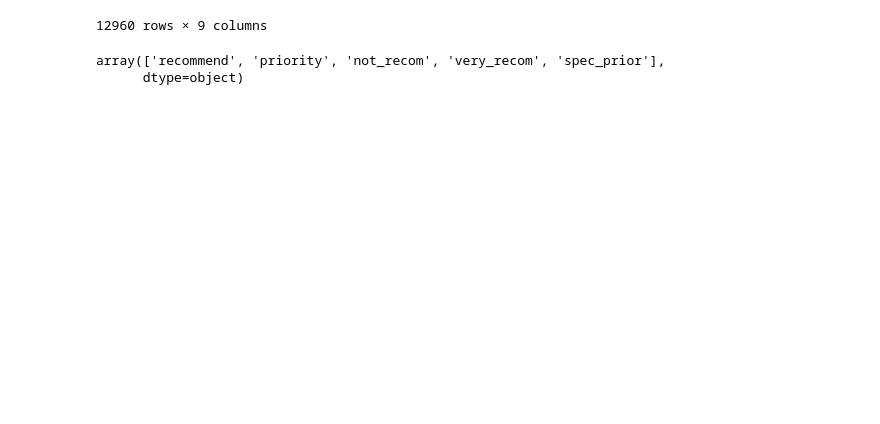
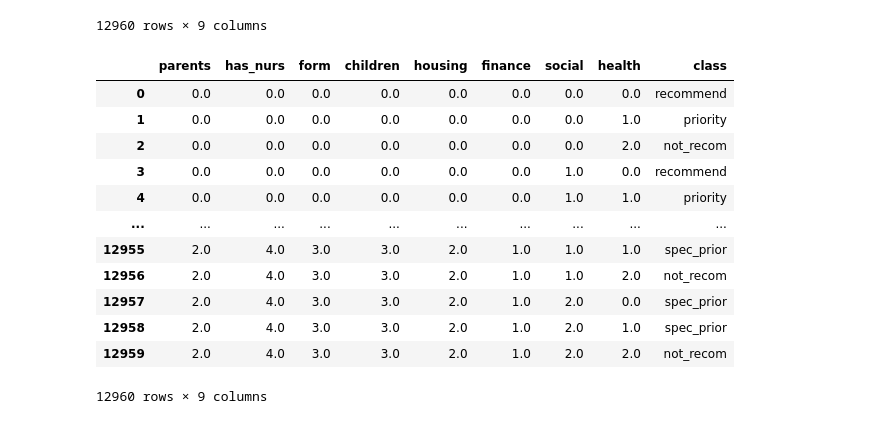
Before and after one commit to JPOrtegaa/score-drift-quantification, a Jupyter notebook: difficulty_labeling.ipynb, the cells around one changed output. Saved outputs shown, nothing was run; the diff lists cells and outputs as text; code cells hidden in the pictures; blank space fills up the shorter version.

```diff
--- a/difficulty_labeling.ipynb
+++ b/difficulty_labeling.ipynb
@@ -76,8 +76,3 @@ df
 | 12958 | great_pret | very_crit | foster | more | critical | inconv | problematic | priority | spec_prior |
 | 12959 | great_pret | very_crit | foster | more | critical | inconv | problematic | not_recom | not_recom |
 12960 rows × 9 columns
-# %%
-df['class'].unique()
-# %% [output]
-array(['recommend', 'priority', 'not_recom', 'very_recom', 'spec_prior'],
-      dtype=object)
@@ -84,2 +85,46 @@ array(['recommend', 'priority', 'not_recom', 'very_recom', 'spec_prior'],
+# %%
+import pandas as pd
+from sklearn.preprocessing import OrdinalEncoder
+
+# Define the categories with the desired order
+categories = [
+    ['usual', 'pretentious', 'great_pret'],  # parents
+    ['proper', 'less_proper', 'improper', 'critical', 'very_crit'],  # has_nurs
+    ['complete', 'completed', 'incomplete', 'foster'],  # form
+    ['1', '2', '3', 'more'],  # children
+    ['convenient', 'less_conv', 'critical'],  # housing
+    ['convenient', 'inconv'],  # finance
+    ['nonprob', 'slightly_prob', 'problematic'],  # social
+    ['recommended', 'priority', 'not_recom']  # health
+]
+
+# Initialize the OrdinalEncoder with the specified categories
+ordinal_encoder = OrdinalEncoder(categories=categories)
+
+classes = df.pop('class')
+columns = df.columns
+
+# Fit and transform the data
+df = ordinal_encoder.fit_transform(df)
+
+# Convert the result back to a DataFrame for better readability
+df = pd.DataFrame(df, columns=columns)
+df['class'] = classes
+
+df
+# %% [output]
+|  | parents | has_nurs | form | children | housing | finance | social | health | class |
+| 0 | 0.0 | 0.0 | 0.0 | 0.0 | 0.0 | 0.0 | 0.0 | 0.0 | recommend |
+| 1 | 0.0 | 0.0 | 0.0 | 0.0 | 0.0 | 0.0 | 0.0 | 1.0 | priority |
+| 2 | 0.0 | 0.0 | 0.0 | 0.0 | 0.0 | 0.0 | 0.0 | 2.0 | not_recom |
+| 3 | 0.0 | 0.0 | 0.0 | 0.0 | 0.0 | 0.0 | 1.0 | 0.0 | recommend |
+| 4 | 0.0 | 0.0 | 0.0 | 0.0 | 0.0 | 0.0 | 1.0 | 1.0 | priority |
+| ... | ... | ... | ... | ... | ... | ... | ... | ... | ... |
+| 12955 | 2.0 | 4.0 | 3.0 | 3.0 | 2.0 | 1.0 | 1.0 | 1.0 | spec_prior |
+| 12956 | 2.0 | 4.0 | 3.0 | 3.0 | 2.0 | 1.0 | 1.0 | 2.0 | not_recom |
+| 12957 | 2.0 | 4.0 | 3.0 | 3.0 | 2.0 | 1.0 | 2.0 | 0.0 | spec_prior |
+| 12958 | 2.0 | 4.0 | 3.0 | 3.0 | 2.0 | 1.0 | 2.0 | 1.0 | spec_prior |
+| 12959 | 2.0 | 4.0 | 3.0 | 3.0 | 2.0 | 1.0 | 2.0 | 2.0 | not_recom |
+12960 rows × 9 columns
 # %%
 from sklearn.model_selection import train_test_split
```
Also changed, not shown: parts of 15 cells of this notebook.
